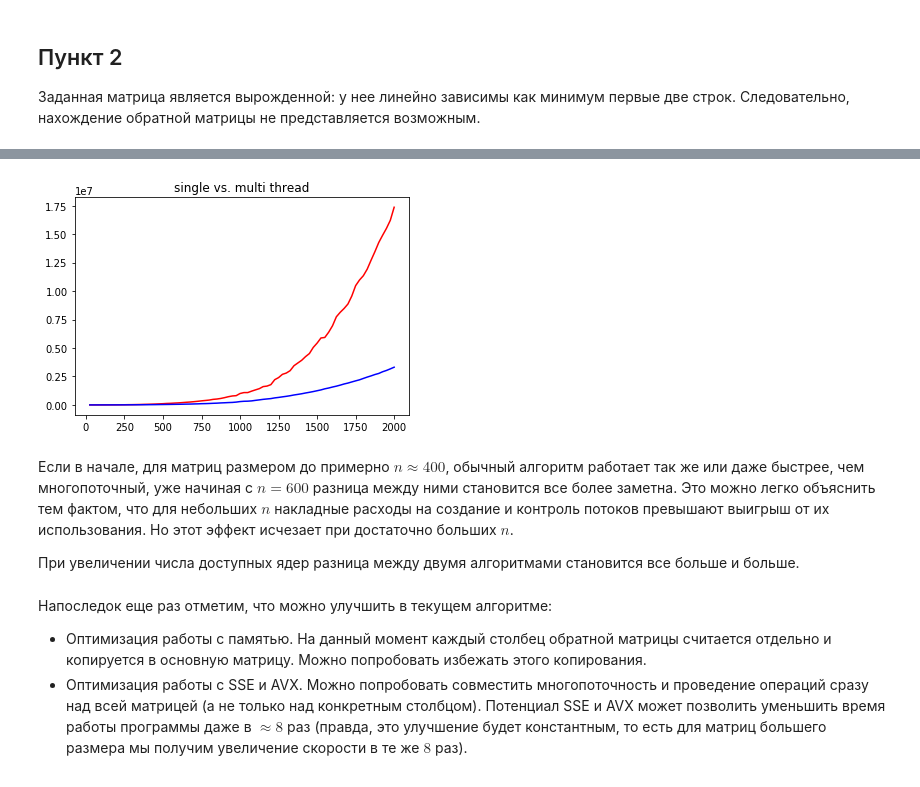
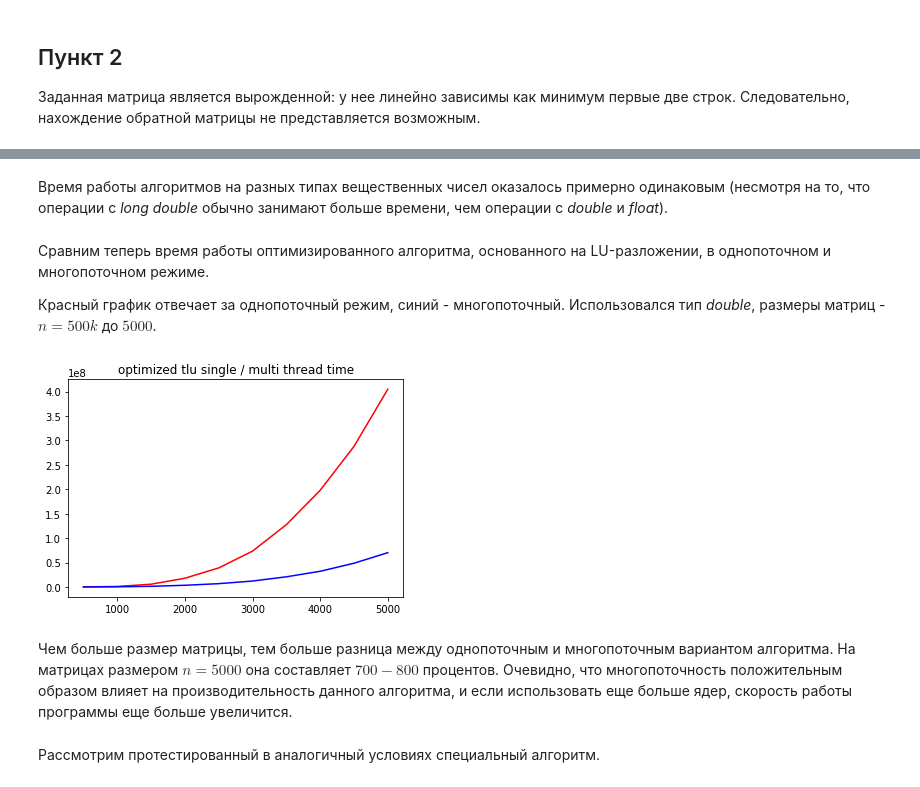
Before and after one commit to anevero/computational_algebra, a Jupyter notebook: Reports/task1_report.ipynb, the cells around one changed output, grey strips where cells are left out. Drawn from its saved outputs; the diff is of its cells as text; code cells hidden in the pictures.

```diff
--- a/Reports/task1_report.ipynb
+++ b/Reports/task1_report.ipynb
@@ -128,15 +113,18 @@ matplotlib.pyplot.show()
+# %% [markdown]
+Время работы алгоритмов на разных типах вещественных чисел оказалось примерно одинаковым (несмотря на то, что операции с *long double* обычно занимают больше времени, чем операции с *double* и *float*).
+# %% [markdown]
+Сравним теперь время работы оптимизированного алгоритма, основанного на LU-разложении, в однопоточном и многопоточном режиме.
+
+Красный график отвечает за однопоточный режим, синий - многопоточный. Использовался тип *double*, размеры матриц - $n = 500k$ до $5000$.
 # %%
-bins = [i for i in range(25, 2001, 25)]
-matplotlib.pyplot.title("single vs. multi thread")
-matplotlib.pyplot.plot(bins, task1.double_single_thread_time, 'r', bins, task1.double_multi_thread_time, 'b')
+bins = [i for i in range(500, 5001, 500)]
+matplotlib.pyplot.title("optimized tlu single / multi thread time")
+matplotlib.pyplot.plot(bins, task1.single_thread_optimized_tlu_time, 'r',
+                       bins, task1.multi_thread_optimized_tlu_time, 'b')
 matplotlib.pyplot.show()
 # %% [output]
-[figure, old version]
+[figure, new version]
-# %% [markdown]
-Если в начале, для матриц размером до примерно $n \approx 400$, обычный алгоритм работает так же или даже быстрее, чем многопоточный, уже начиная с $n = 600$ разница между ними становится все более заметна. Это можно легко объяснить тем фактом, что для небольших $n$ накладные расходы на создание и контроль потоков превышают выигрыш от их использования. Но этот эффект исчезает при достаточно больших $n$.
-
-При увеличении числа доступных ядер разница между двумя алгоритмами становится все больше и больше.
-# %% [markdown]
-Напоследок еще раз отметим, что можно улучшить в текущем алгоритме:
-* Оптимизация работы с памятью. На данный момент каждый столбец обратной матрицы считается отдельно и копируется в основную матрицу. Можно попробовать избежать этого копирования.
-* Оптимизация работы с SSE и AVX. Можно попробовать совместить многопоточность и проведение операций сразу над всей матрицей (а не только над конкретным столбцом). Потенциал SSE и AVX может позволить уменьшить время работы программы даже в $\approx 8$ раз (правда, это улучшение будет константным, то есть для матриц большего размера мы получим увеличение скорости в те же $8$ раз).
+# %% [markdown]
+Чем больше размер матрицы, тем больше разница между однопоточным и многопоточным вариантом алгоритма. На матрицах размером $n = 5000$ она составляет $700-800$ процентов. Очевидно, что многопоточность положительным образом влияет на производительность данного алгоритма, и если использовать еще больше ядер, скорость работы программы еще больше увеличится.
+# %% [markdown]
+Рассмотрим протестированный в аналогичный условиях специальный алгоритм.
```
Also changed, not shown: parts of 23 cells of this notebook, 16 other files.
